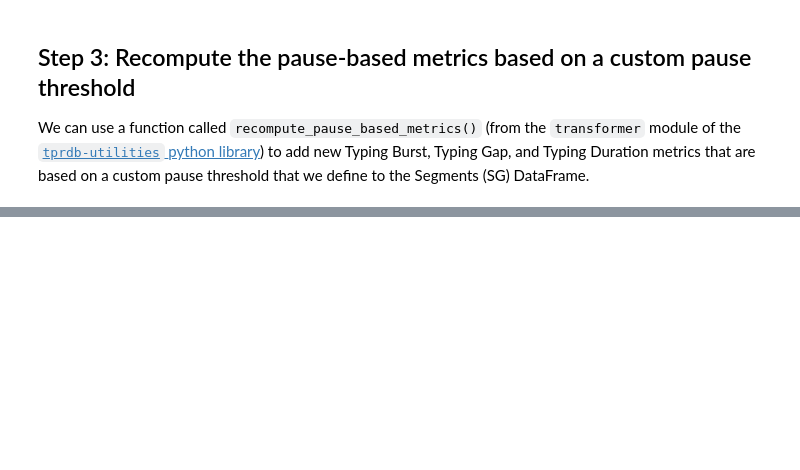
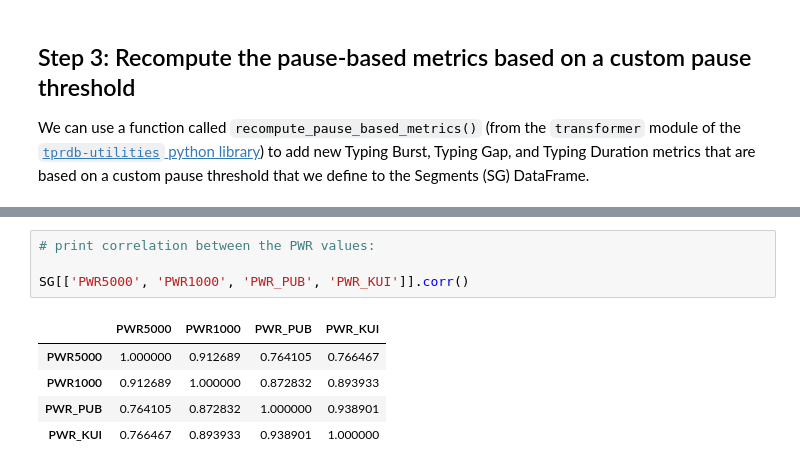
Before and after one commit to longwayeah/CRITT-Academy, a Jupyter notebook: modules/05_Advanced_Analysis/01_Pause_based_Metrics.ipynb, the cells around one changed output, grey strips where cells are left out. Drawn from its saved outputs; the diff is of its cells as text; blank space fills up the shorter version.

```diff
--- a/modules/05_Advanced_Analysis/01_Pause_based_Metrics.ipynb
+++ b/modules/05_Advanced_Analysis/01_Pause_based_Metrics.ipynb
@@ -257,0 +324,10 @@ with pd.option_context("display.max_columns", None):
+# %%
+# print correlation between the PWR values:
+
+SG[['PWR5000', 'PWR1000', 'PWR_PUB', 'PWR_KUI']].corr()
+# %% [output]
+|  | PWR5000 | PWR1000 | PWR_PUB | PWR_KUI |
+| PWR5000 | 1.000000 | 0.912689 | 0.764105 | 0.766467 |
+| PWR1000 | 0.912689 | 1.000000 | 0.872832 | 0.893933 |
+| PWR_PUB | 0.764105 | 0.872832 | 1.000000 | 0.938901 |
+| PWR_KUI | 0.766467 | 0.893933 | 0.938901 | 1.000000 |
```
Also changed, not shown: parts of 20 cells of this notebook, 1 other file.
